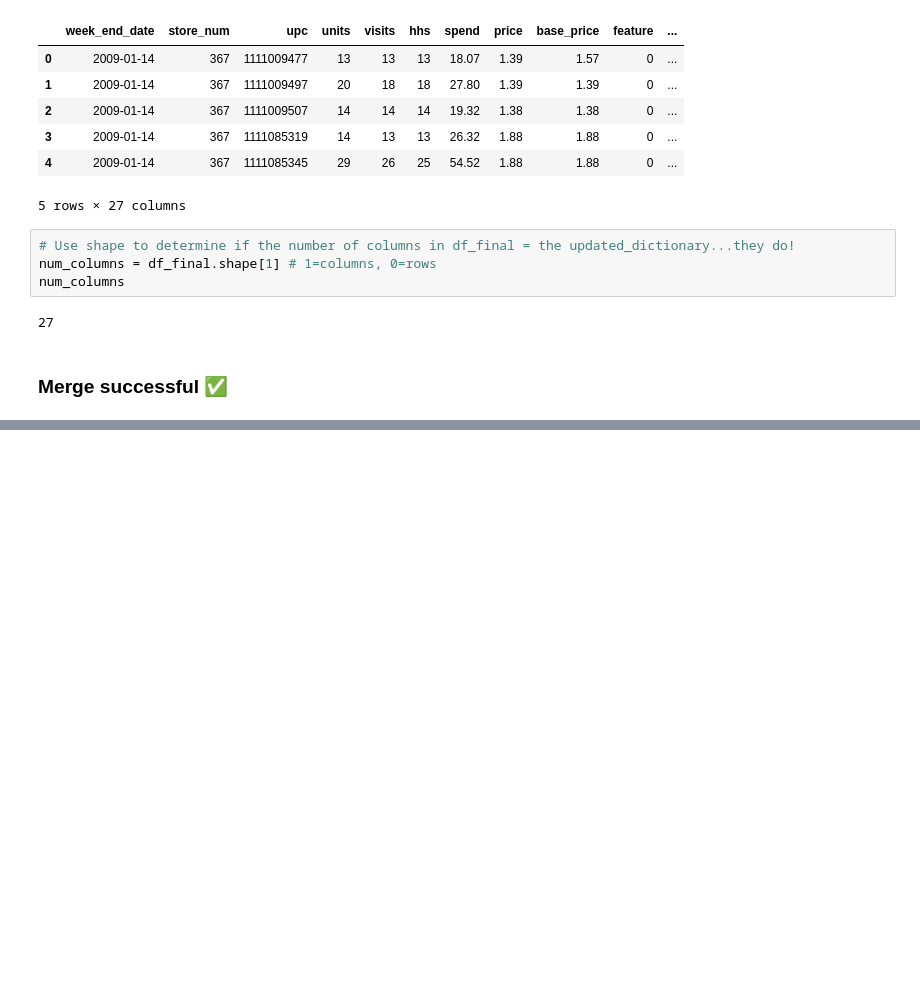
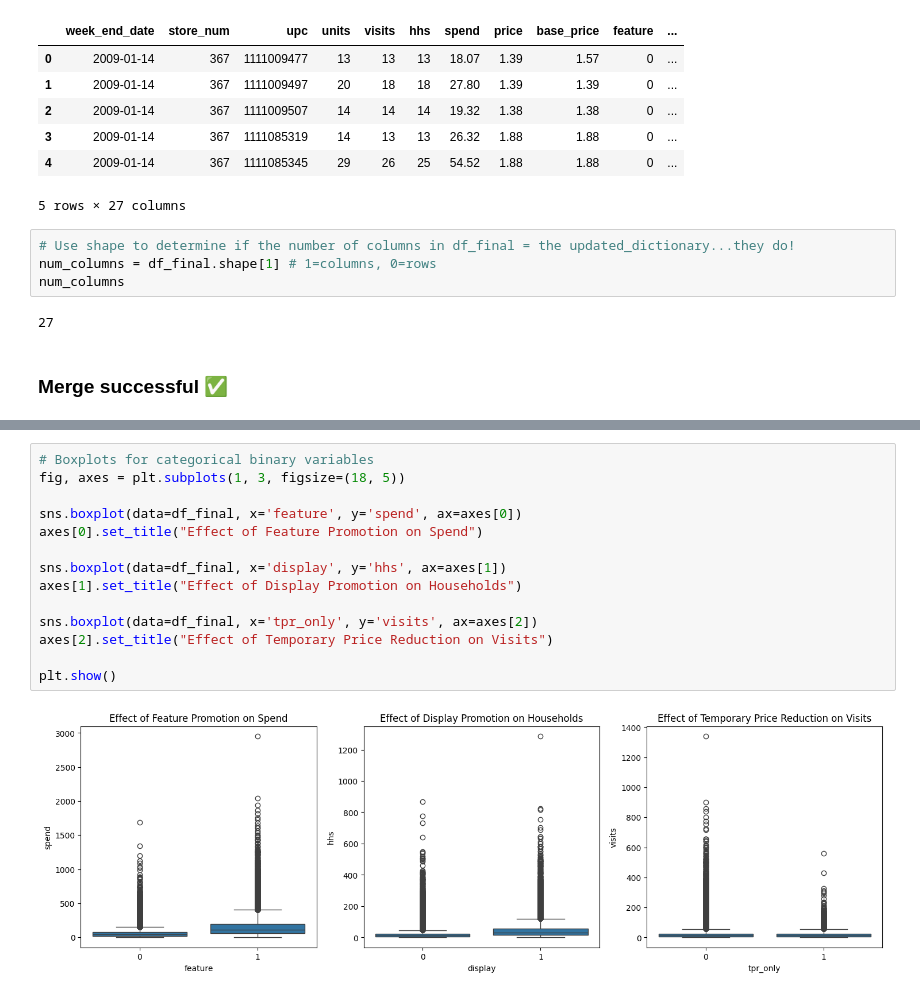
Before and after one commit to burnett013/ISM6137_GRP_Project, a Jupyter notebook: project_grp16_v3.ipynb, the cells around one changed output, grey strips where cells are left out. Drawn from its saved outputs; the diff is of its cells as text; blank space fills up the shorter version.

```diff
--- a/project_grp16_v3.ipynb
+++ b/project_grp16_v3.ipynb
@@ -256,0 +475,16 @@ num_columns
+# %%
+# Boxplots for categorical binary variables
+fig, axes = plt.subplots(1, 3, figsize=(18, 5))
+
+sns.boxplot(data=df_final, x='feature', y='spend', ax=axes[0])
+axes[0].set_title("Effect of Feature Promotion on Spend")
+
+sns.boxplot(data=df_final, x='display', y='hhs', ax=axes[1])
+axes[1].set_title("Effect of Display Promotion on Households")
+
+sns.boxplot(data=df_final, x='tpr_only', y='visits', ax=axes[2])
+axes[2].set_title("Effect of Temporary Price Reduction on Visits")
+
+plt.show()
+# %% [output]
+[figure, added]
```
Also changed, not shown: parts of 27 cells of this notebook.
